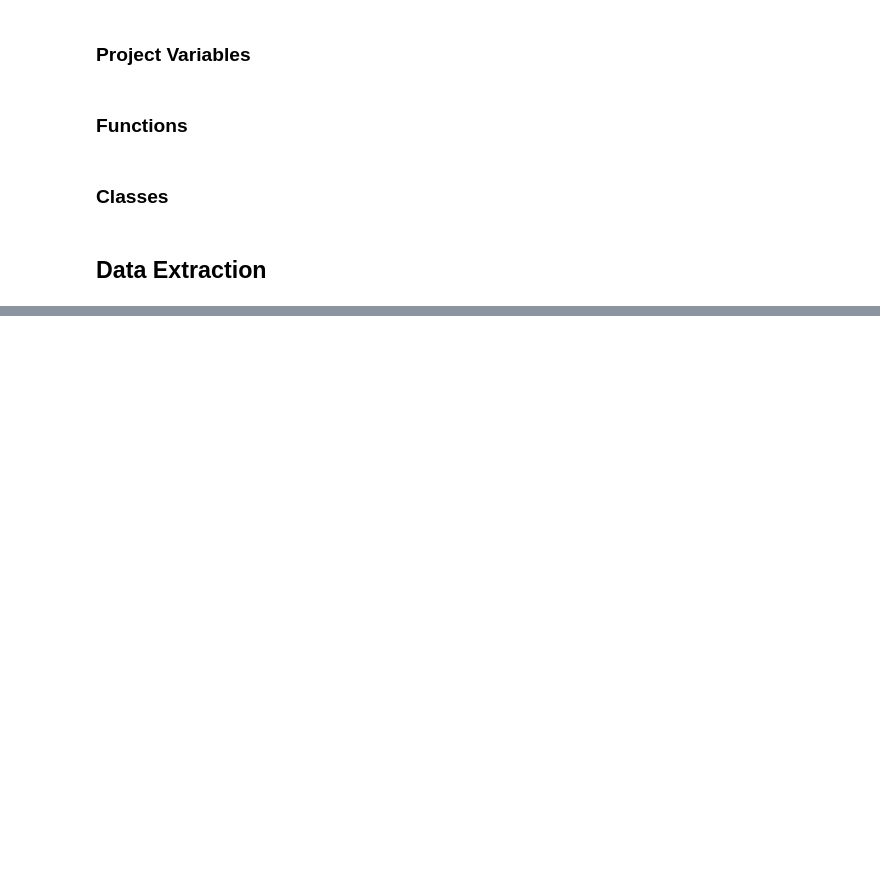
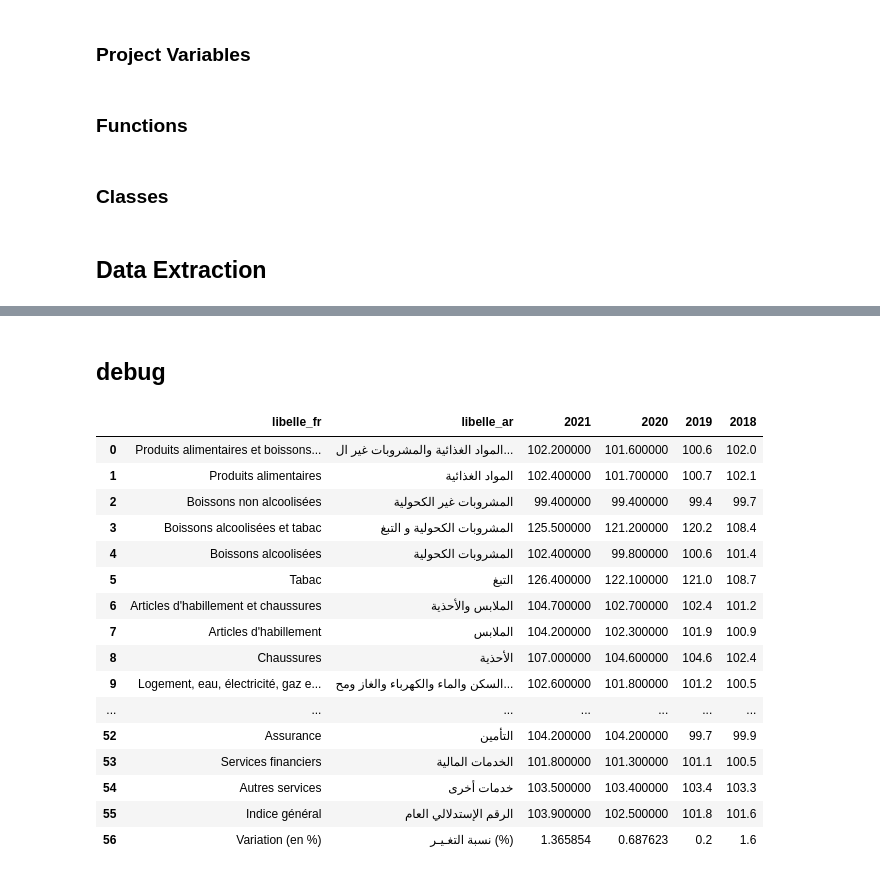
Before and after one commit to brocolidata/annuaire_statistique, a Jupyter notebook: lab/notebooks/extract_Indice_des_prix.ipynb, the cells around one changed output, grey strips where cells are left out. Drawn from its saved outputs; the diff is of its cells as text; code cells hidden in the pictures; blank space fills up the shorter version.

```diff
--- a/lab/notebooks/extract_Indice_des_prix.ipynb
+++ b/lab/notebooks/extract_Indice_des_prix.ipynb
@@ -384,0 +345,25 @@ conn.close()
+# %% [markdown]
+## debug
+# %%
+pd.read_parquet(
+    "/dataplatform_lab/lab/dwh_data/raw/indice_des_prix/ipc_national_v2.parquet"
+
+)
+# %% [output]
+|  | libelle_fr | libelle_ar | 2021 | 2020 | 2019 | 2018 |
+| 0 | Produits alimentaires et boissons... | المواد الغذائية والمشروبات غير ال... | 102.200000 | 101.600000 | 100.6 | 102.0 |
+| 1 | Produits alimentaires | المواد الغذائية | 102.400000 | 101.700000 | 100.7 | 102.1 |
+| 2 | Boissons non alcoolisées | المشروبات غير الكحولية | 99.400000 | 99.400000 | 99.4 | 99.7 |
+| 3 | Boissons alcoolisées et tabac | المشروبات الكحولية و التبغ | 125.500000 | 121.200000 | 120.2 | 108.4 |
+| 4 | Boissons alcoolisées | المشروبات الكحولية | 102.400000 | 99.800000 | 100.6 | 101.4 |
+| 5 | Tabac | التبغ | 126.400000 | 122.100000 | 121.0 | 108.7 |
+| 6 | Articles d'habillement et chaussures | الملابس والأحذية | 104.700000 | 102.700000 | 102.4 | 101.2 |
+| 7 | Articles d'habillement | الملابس | 104.200000 | 102.300000 | 101.9 | 100.9 |
+| 8 | Chaussures | الأحذية | 107.000000 | 104.600000 | 104.6 | 102.4 |
+| 9 | Logement, eau, électricité, gaz e... | السكن والماء والكهرباء والغاز ومح... | 102.600000 | 101.800000 | 101.2 | 100.5 |
+| ... | ... | ... | ... | ... | ... | ... |
+| 52 | Assurance | التأمين | 104.200000 | 104.200000 | 99.7 | 99.9 |
+| 53 | Services financiers | الخدمات المالية | 101.800000 | 101.300000 | 101.1 | 100.5 |
+| 54 | Autres services | خدمات أخرى | 103.500000 | 103.400000 | 103.4 | 103.3 |
+| 55 | Indice général | الرقم الإستدلالي العام | 103.900000 | 102.500000 | 101.8 | 101.6 |
+| 56 | Variation (en %) | نسبة التغـيـر (%) | 1.365854 | 0.687623 | 0.2 | 1.6 |
```
Also changed, not shown: parts of 11 cells of this notebook, 2 other files.
